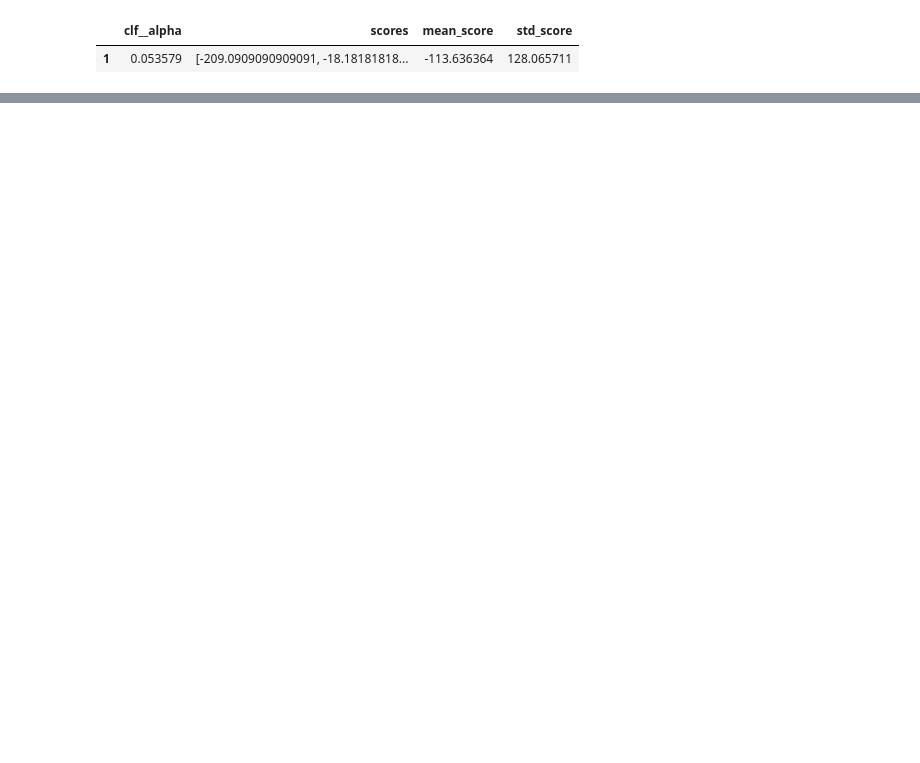
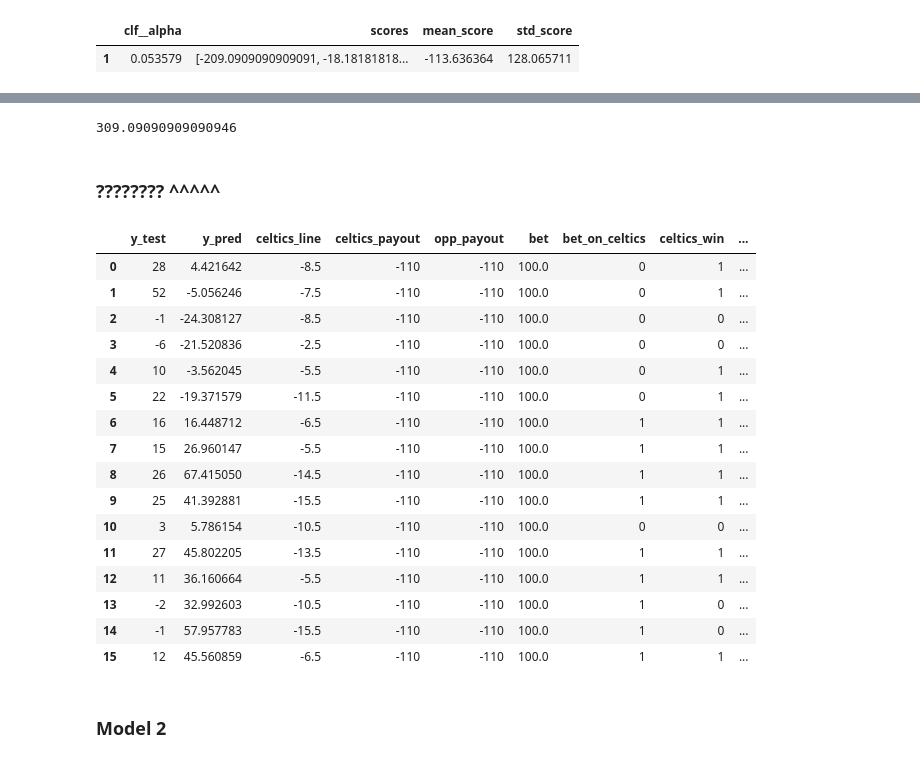
Before and after one commit to michaelparker7/FIN-377-Final-Project, a Jupyter notebook: Scrap.ipynb, the cells around one changed output, grey strips where cells are left out. Cells and saved outputs as stored; diff of their text form; code cells hidden in the pictures; blank space fills up the shorter version.

```diff
--- a/Scrap.ipynb
+++ b/Scrap.ipynb
@@ -449,0 +468,12 @@ results.iloc[best_index].to_frame().T
+# %%
+best_pipe.fit(X_train,y_train)
+
+coef_df = pd.DataFrame({'colname' : preproc_df.columns,
+                        'coef' : best_pipe['clf'].coef_ })\
+            .query('abs(coef) > 0.0001')\
+            .sort_values('coef').reset_index().drop('index',axis=1)
+
+print(f'''
+Lasso kept {sum(best_pipe['clf'].coef_ != 0)} important features
+and dropped the other {sum(best_pipe['clf'].coef_ == 0)} features
+''')
@@ -449,0 +503,50 @@ results.iloc[best_index].to_frame().T
+# %%
+y_pred = best_pipe.fit(X_train,y_train).predict(X_test)
+custom_profit_score(y_test,y_pred,X_test['Celtics_Spread_Diff'],X_test['Celtics_Spread_Payout'],X_test['Opp_Spread_Payout'],bet_amount)
+# %% [output]
+309.09090909090946
+# %% [markdown]
+### ???????? ^^^^^
+# %%
+def make_payout_df(y,y_pred,celtics_line,celtics_payout,opp_payout,bet):
+
+    df = pd.DataFrame({
+    'y_test': y.values,
+    'y_pred': y_pred,
+    'celtics_line': celtics_line.values,
+    'celtics_payout': celtics_payout.values,
+    'opp_payout': opp_payout.values,
+    'bet': np.ones(len(y_test)) * bet
+})
+    df['bet_on_celtics'] = (df['y_pred'] > (-df['celtics_line'])).astype(int)
+    df['celtics_win'] = (df['y_test'] > (-df['celtics_line'])).astype(int)
+    df['opp_win'] = (df['y_test'] < (-df['celtics_line'])).astype(int)
+    df['payout'] = ((df['bet_on_celtics'] == df['celtics_win']) * (((100/(df['celtics_payout']*-1))*df['bet']*(df['bet_on_celtics']))+((100/(df['opp_payout']*-1))*df['bet']*(1-df['bet_on_celtics'])))) + ((df['bet_on_celtics'] == df['celtics_win']) * df['bet'])
+    return df
+# %%
+make_payout_df(y=y_test,
+               y_pred=y_pred,
+               celtics_line=X_test['Celtics_Spread_Diff'],
+               celtics_payout=X_test['Celtics_Spread_Payout'],
+               opp_payout=X_test['Opp_Spread_Payout'],
+               bet=bet_amount)
+# %% [output]
+|  | y_test | y_pred | celtics_line | celtics_payout | opp_payout | bet | bet_on_celtics | celtics_win | ... |
+| 0 | 28 | 4.421642 | -8.5 | -110 | -110 | 100.0 | 0 | 1 | ... |
+| 1 | 52 | -5.056246 | -7.5 | -110 | -110 | 100.0 | 0 | 1 | ... |
+| 2 | -1 | -24.308127 | -8.5 | -110 | -110 | 100.0 | 0 | 0 | ... |
+| 3 | -6 | -21.520836 | -2.5 | -110 | -110 | 100.0 | 0 | 0 | ... |
+| 4 | 10 | -3.562045 | -5.5 | -110 | -110 | 100.0 | 0 | 1 | ... |
+| 5 | 22 | -19.371579 | -11.5 | -110 | -110 | 100.0 | 0 | 1 | ... |
+| 6 | 16 | 16.448712 | -6.5 | -110 | -110 | 100.0 | 1 | 1 | ... |
+| 7 | 15 | 26.960147 | -5.5 | -110 | -110 | 100.0 | 1 | 1 | ... |
+| 8 | 26 | 67.415050 | -14.5 | -110 | -110 | 100.0 | 1 | 1 | ... |
+| 9 | 25 | 41.392881 | -15.5 | -110 | -110 | 100.0 | 1 | 1 | ... |
+| 10 | 3 | 5.786154 | -10.5 | -110 | -110 | 100.0 | 0 | 0 | ... |
+| 11 | 27 | 45.802205 | -13.5 | -110 | -110 | 100.0 | 1 | 1 | ... |
+| 12 | 11 | 36.160664 | -5.5 | -110 | -110 | 100.0 | 1 | 1 | ... |
+| 13 | -2 | 32.992603 | -10.5 | -110 | -110 | 100.0 | 1 | 0 | ... |
+| 14 | -1 | 57.957783 | -15.5 | -110 | -110 | 100.0 | 1 | 0 | ... |
+| 15 | 12 | 45.560859 | -6.5 | -110 | -110 | 100.0 | 1 | 1 | ... |
+# %% [markdown]
+### Model 2
```
Also changed, not shown: parts of 25 cells of this notebook.
